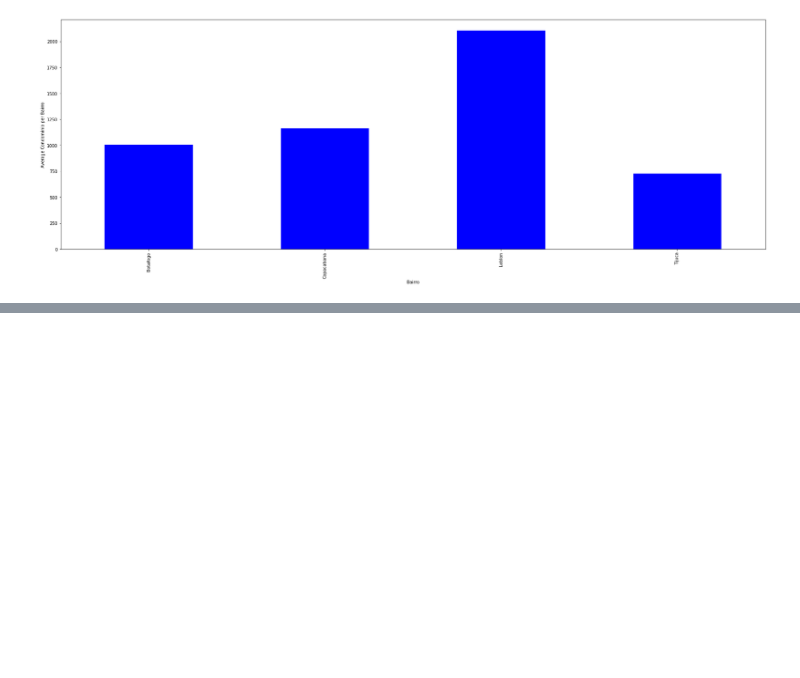
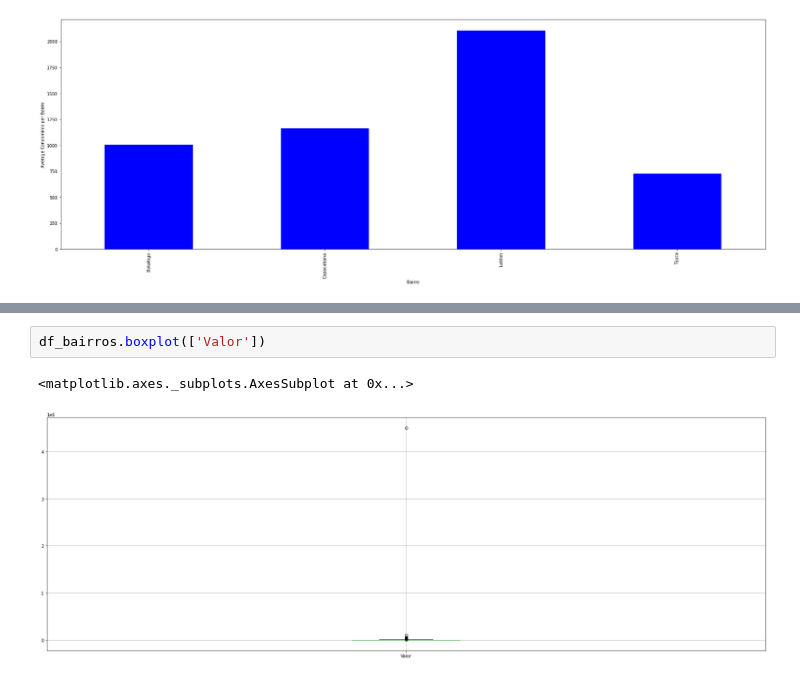
Before and after one commit to nathanqueija/myjourneytodatascience, a Jupyter notebook: 02_pandas_treating_and_analyzing_data/pandas.ipynb, the cells around one changed output, grey strips where cells are left out. Cells and saved outputs as stored; diff of their text form; blank space fills up the shorter version.

```diff
--- a/02_pandas_treating_and_analyzing_data/pandas.ipynb
+++ b/02_pandas_treating_and_analyzing_data/pandas.ipynb
@@ -1207,0 +1218,5 @@ Text(0, 0.5, 'Average Condominio per Bairro')
+# %%
+df_bairros.boxplot(['Valor'])
+# %% [output]
+<matplotlib.axes._subplots.AxesSubplot at 0x...>
+[figure, added]
```
Also changed, not shown: parts of 41 cells of this notebook, 5 other files.
